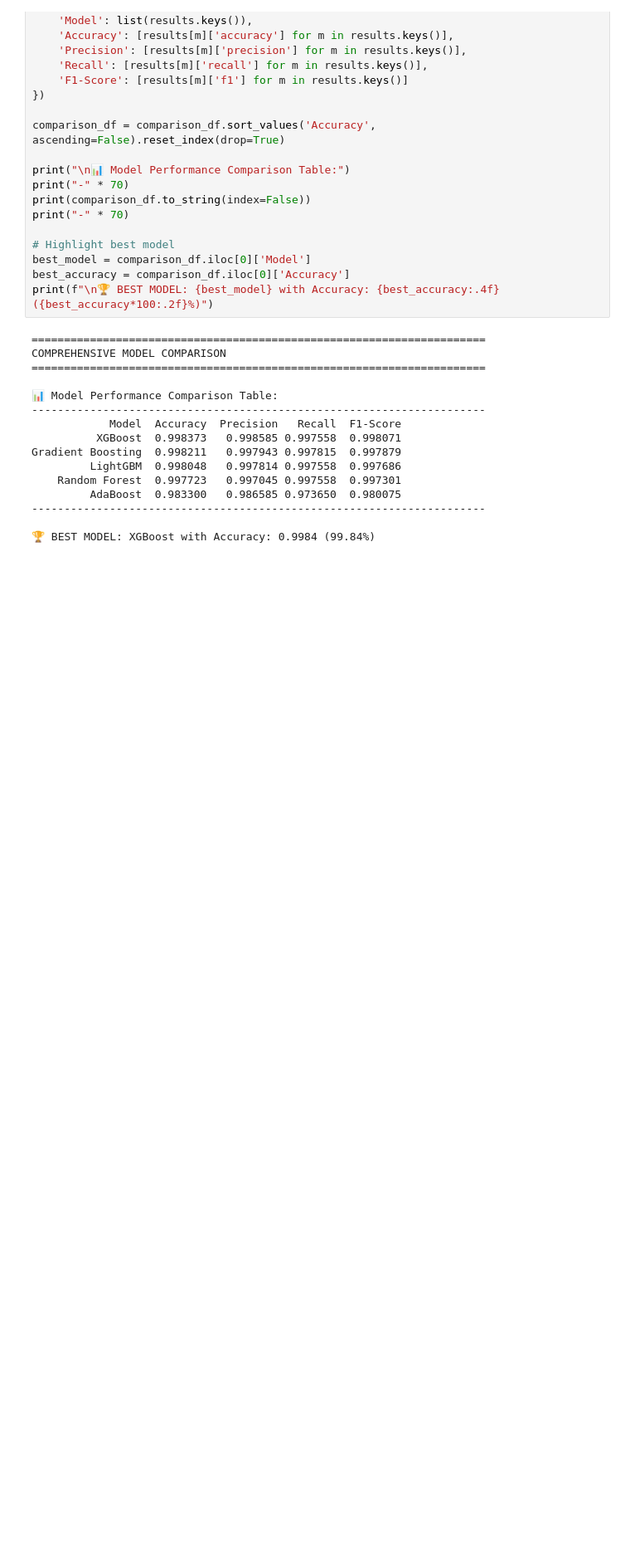
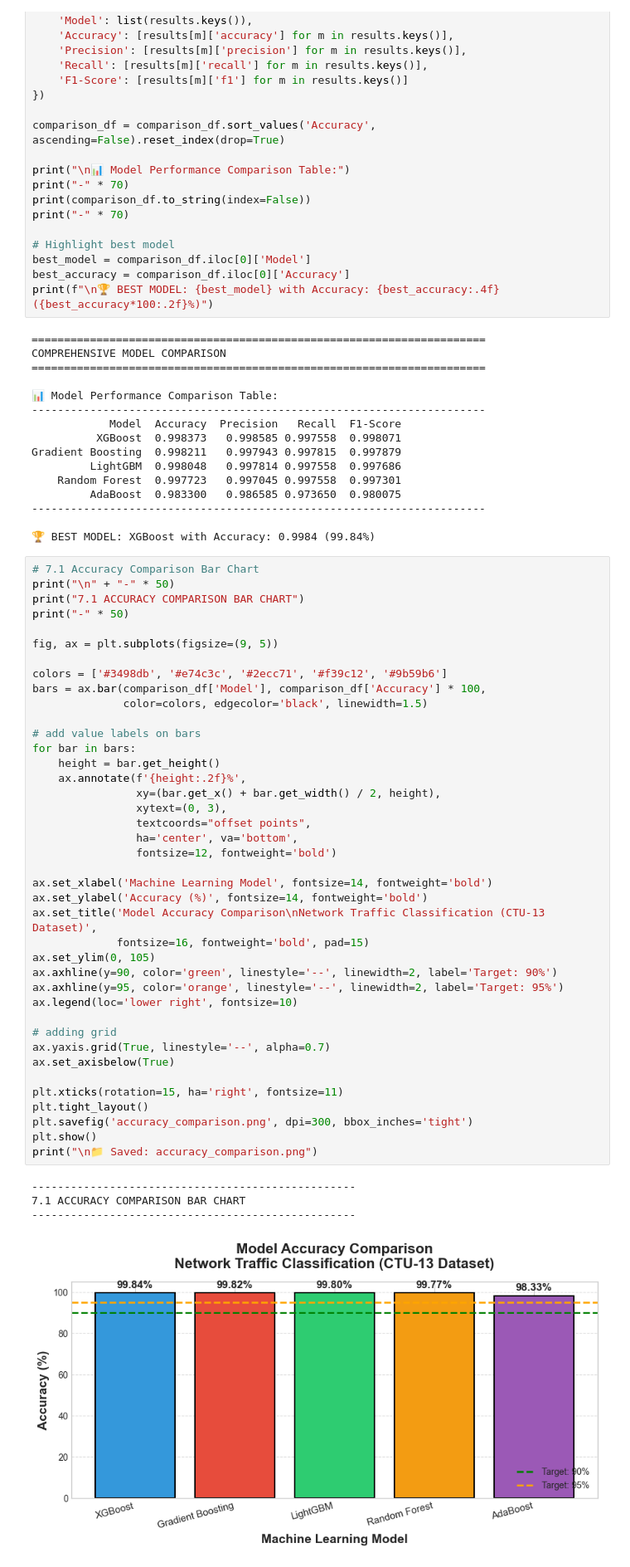
Before and after one commit to zaighumhasaan/ai-crawler-tarpits, a Jupyter notebook: 01_environment_setup.ipynb, the cells around one changed output. Shown at 83% size. Drawn from its saved outputs; the diff is of its cells as text; blank space fills up the shorter version.

```diff
--- a/01_environment_setup.ipynb
+++ b/01_environment_setup.ipynb
@@ -766,3 +766,48 @@ Gradient Boosting  0.998211   0.997943 0.997815  0.997879
 ----------------------------------------------------------------------
 
 🏆 BEST MODEL: XGBoost with Accuracy: 0.9984 (99.84%)
+# %%
+# 7.1 Accuracy Comparison Bar Chart
+print("\n" + "-" * 50)
+print("7.1 ACCURACY COMPARISON BAR CHART")
+print("-" * 50)
+
+fig, ax = plt.subplots(figsize=(9, 5))
+
+colors = ['#3498db', '#e74c3c', '#2ecc71', '#f39c12', '#9b59b6']
+bars = ax.bar(comparison_df['Model'], comparison_df['Accuracy'] * 100,
+              color=colors, edgecolor='black', linewidth=1.5)
+
+# add value labels on bars
+for bar in bars:
+    height = bar.get_height()
+    ax.annotate(f'{height:.2f}%',
+                xy=(bar.get_x() + bar.get_width() / 2, height),
+                xytext=(0, 3),
+                textcoords="offset points",
+                ha='center', va='bottom',
+                fontsize=12, fontweight='bold')
+
+ax.set_xlabel('Machine Learning Model', fontsize=14, fontweight='bold')
+ax.set_ylabel('Accuracy (%)', fontsize=14, fontweight='bold')
+ax.set_title('Model Accuracy Comparison\nNetwork Traffic Classification (CTU-13 Dataset)',
+             fontsize=16, fontweight='bold', pad=15)
+ax.set_ylim(0, 105)
+ax.axhline(y=90, color='green', linestyle='--', linewidth=2, label='Target: 90%')
+ax.axhline(y=95, color='orange', linestyle='--', linewidth=2, label='Target: 95%')
+ax.legend(loc='lower right', fontsize=10)
+
+# adding grid
+ax.yaxis.grid(True, linestyle='--', alpha=0.7)
+ax.set_axisbelow(True)
+
+plt.xticks(rotation=15, ha='right', fontsize=11)
+plt.tight_layout()
+plt.savefig('accuracy_comparison.png', dpi=300, bbox_inches='tight')
+plt.show()
+print("\n📁 Saved: accuracy_comparison.png")
+# %% [output]
+--------------------------------------------------
+7.1 ACCURACY COMPARISON BAR CHART
+--------------------------------------------------
+[figure, added]
```
Also changed, not shown: parts of 3 cells of this notebook.
